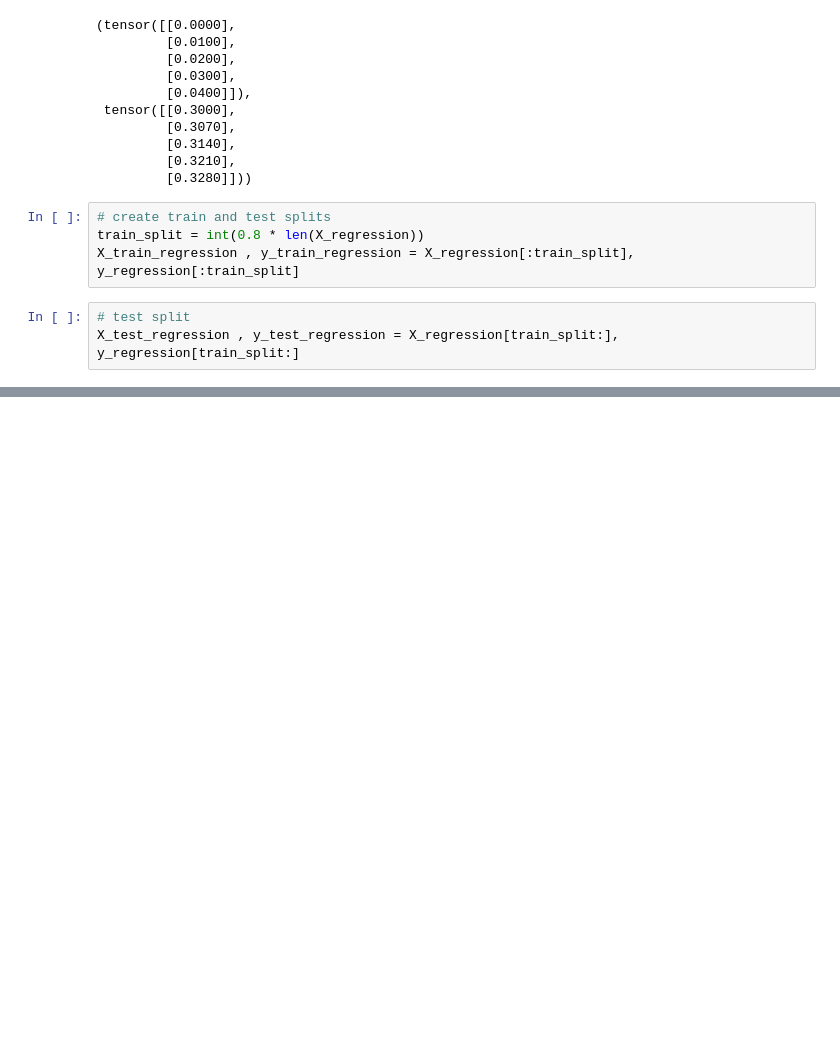
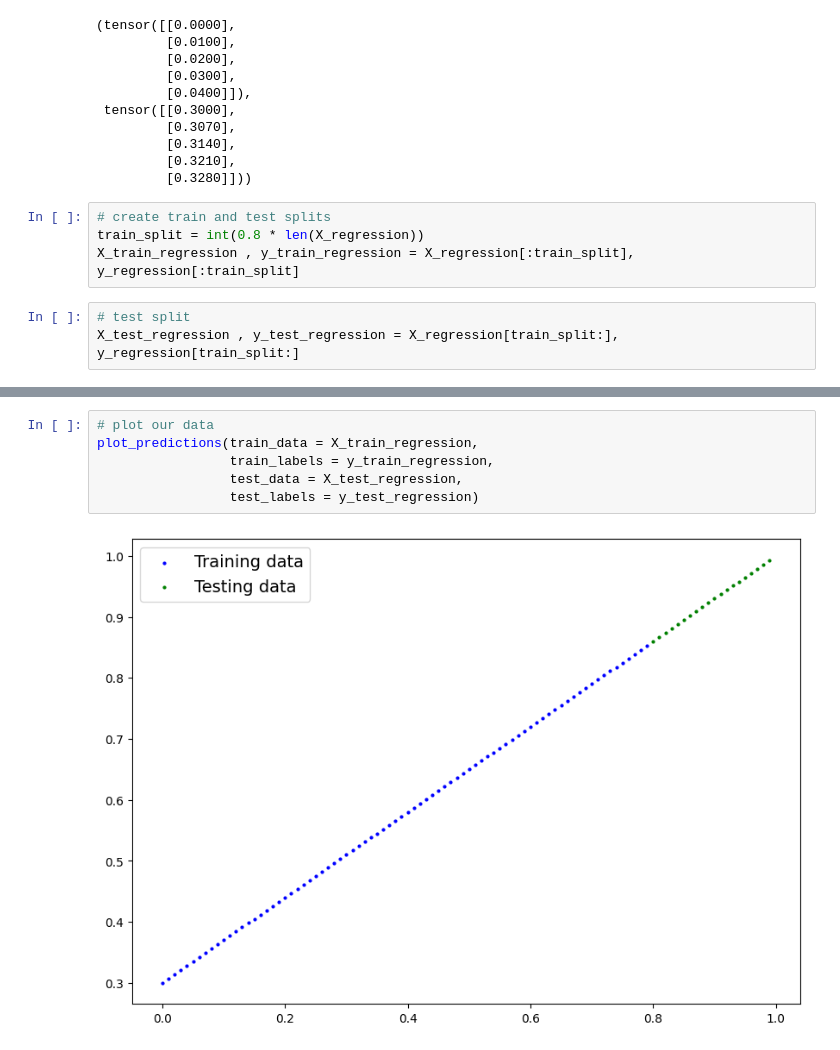
Before and after one commit to mirpouya/Pytorch_Tutorial, a Jupyter notebook: 02_PyTorch_Neural_Network_Classification.ipynb, the cells around one changed output, grey strips where cells are left out. Drawn from its saved outputs; the diff is of its cells as text; blank space fills up the shorter version.

```diff
--- a/02_PyTorch_Neural_Network_Classification.ipynb
+++ b/02_PyTorch_Neural_Network_Classification.ipynb
@@ -681,0 +704,8 @@ y_test_regressin length: torch.Size([20, 1])
+# %%
+# plot our data
+plot_predictions(train_data = X_train_regression,
+                 train_labels = y_train_regression,
+                 test_data = X_test_regression,
+                 test_labels = y_test_regression)
+# %% [output]
+[figure, added]
```
Also changed, not shown: parts of 20 cells of this notebook.
